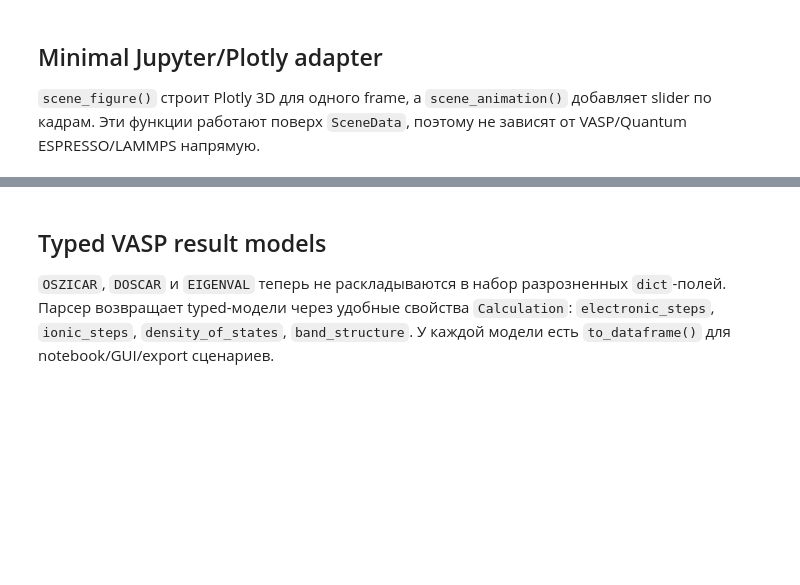
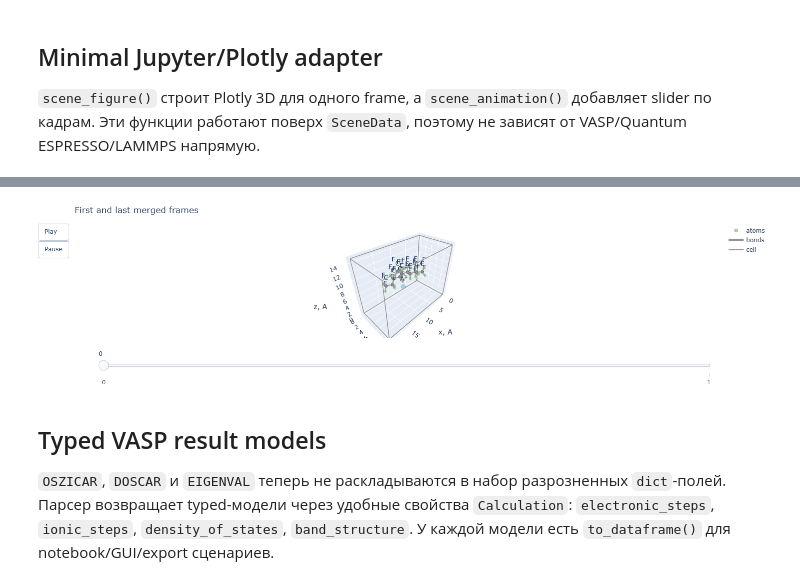
Before and after one commit to Babaykaa/VaspReader, a Jupyter notebook: notebooks/core_functionality_demo.ipynb, the cells around one changed output, grey strips where cells are left out. Cells and saved outputs as stored; diff of their text form; code cells hidden in the pictures; blank space fills up the shorter version.

```diff
--- a/notebooks/core_functionality_demo.ipynb
+++ b/notebooks/core_functionality_demo.ipynb
@@ -53,9 +58,9 @@ print("imports ok")
 `DELETION_RESTART_DIR` - пример restart, где при продолжении удалялся атом.
 `EXACT_RESTART_DIR` - пример restart с обычными exact overlap-сегментами.
 # %%
-MAIN_VASPRUN = Path(r"B:\Science\Calculations\VASP\Low-k\Poss_with_Ar\POSS_Ar_30_grad_20eV\vasprun.xml")
-DELETION_RESTART_DIR = Path(r"B:\Science\Calculations\VASP\ALE\C12F26\Ar\C\30eV")
-EXACT_RESTART_DIR = Path(r"B:\Science\Calculations\VASP\MoS2\N2\Mo\MoS2_N2_30eV_parallel_Mo")
+MAIN_VASPRUN = Path(r"/mnt/b/Science/Calculations/VASP/Low-k/Poss_with_Ar/POSS_Ar_30_grad_20eV/vasprun.xml")
+DELETION_RESTART_DIR = Path(r"/mnt/b/Science/Calculations/VASP/ALE/C12F26/Ar/C/30eV")
+EXACT_RESTART_DIR = Path(r"/mnt/b/Science/Calculations/VASP/MoS2/N2/Mo/MoS2_N2_30eV_parallel_Mo")
 
 for path in [MAIN_VASPRUN, DELETION_RESTART_DIR, EXACT_RESTART_DIR]:
     print(path, "exists=", path.exists())
@@ -139,7 +187,15 @@ cm.head()
 
 `to_scene_data()` превращает `Structure`, `Trajectory`, `StructureDataset` или `Calculation` в backend-independent `SceneData`. Qt/OpenGL, Jupyter/Plotly и web-слой могут читать одни и те же primitives: atoms, bonds, cell, axes.
 # %%
-scene = to_scene_data(merged, frame_indices=[0, merged.step_count - 1])
+scene = to_scene_data(
+    merged,
+    frame_indices=[0, merged.step_count - 1],
+    atom_colors={"Si": "#d9b36c", "O": "#e74c3c", "H": "#ffffff"},
+    atom_radius_scales={"H": 0.7, "Si": 1.15},
+    bond_max_lengths={"Si-O": 2.1, "O-H": 1.2},
+    include_periodic_images=True,
+    periodic_image_depth=1,
+)
 
 print(type(scene).__name__, scene.metadata)
 print("frames:", scene.frame_count)
@@ -147,6 +203,7 @@ for frame in scene.frames:
     print(
         "frame", frame.metadata.get("frame_index"),
         "atoms", len(frame.atoms),
+        "image_atoms", frame.metadata.get("image_atom_count"),
         "bonds", len(frame.bonds),
         "cell", frame.cell is not None,
     )
@@ -181,3 +245,12 @@ except RuntimeError as error:
+# %%
+try:
+    fig = scene_animation(scene, title="First and last merged frames")
+    fig.show()
+except RuntimeError as error:
+    print(error)
+    print("Install with: pip install -e .[jupyter]")
+# %% [output]
+[figure, added]
 # %% [markdown]
 ## Typed VASP result models
 
```
Also changed, not shown: parts of 12 cells of this notebook, 7 other files.
